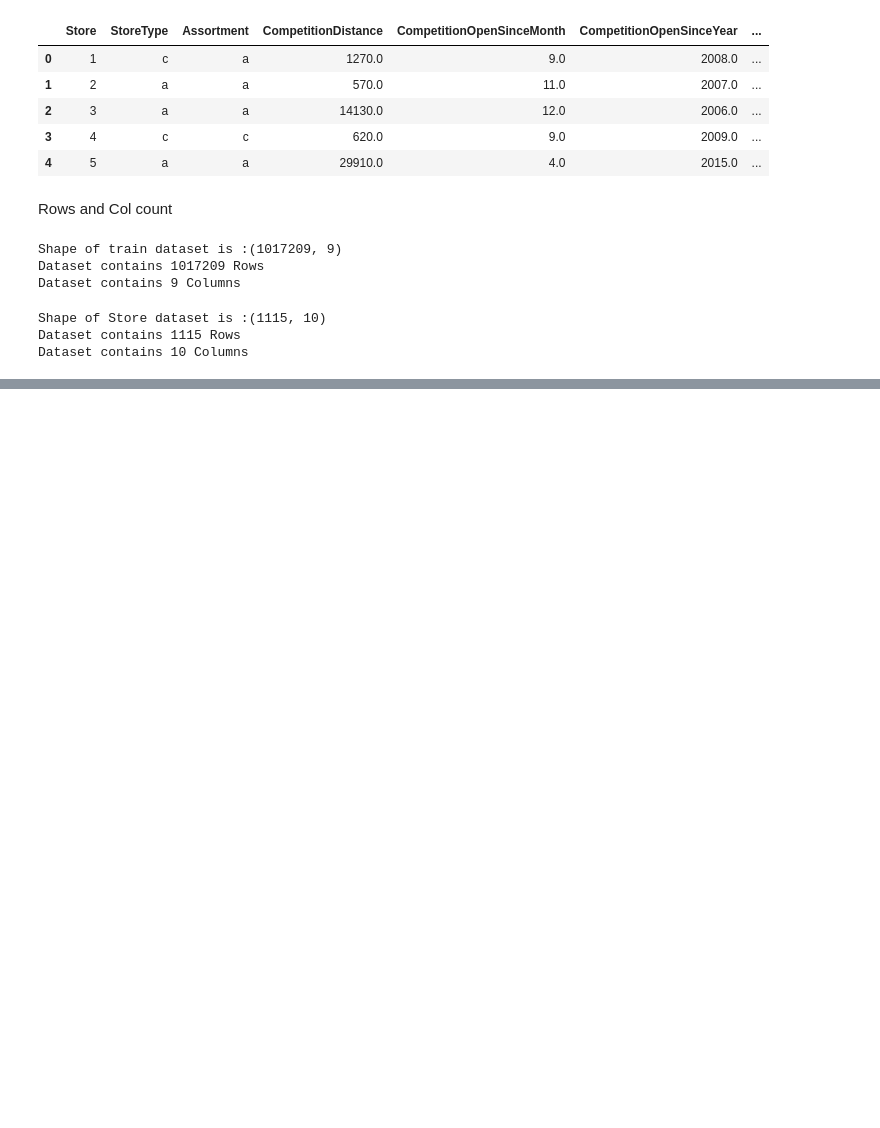
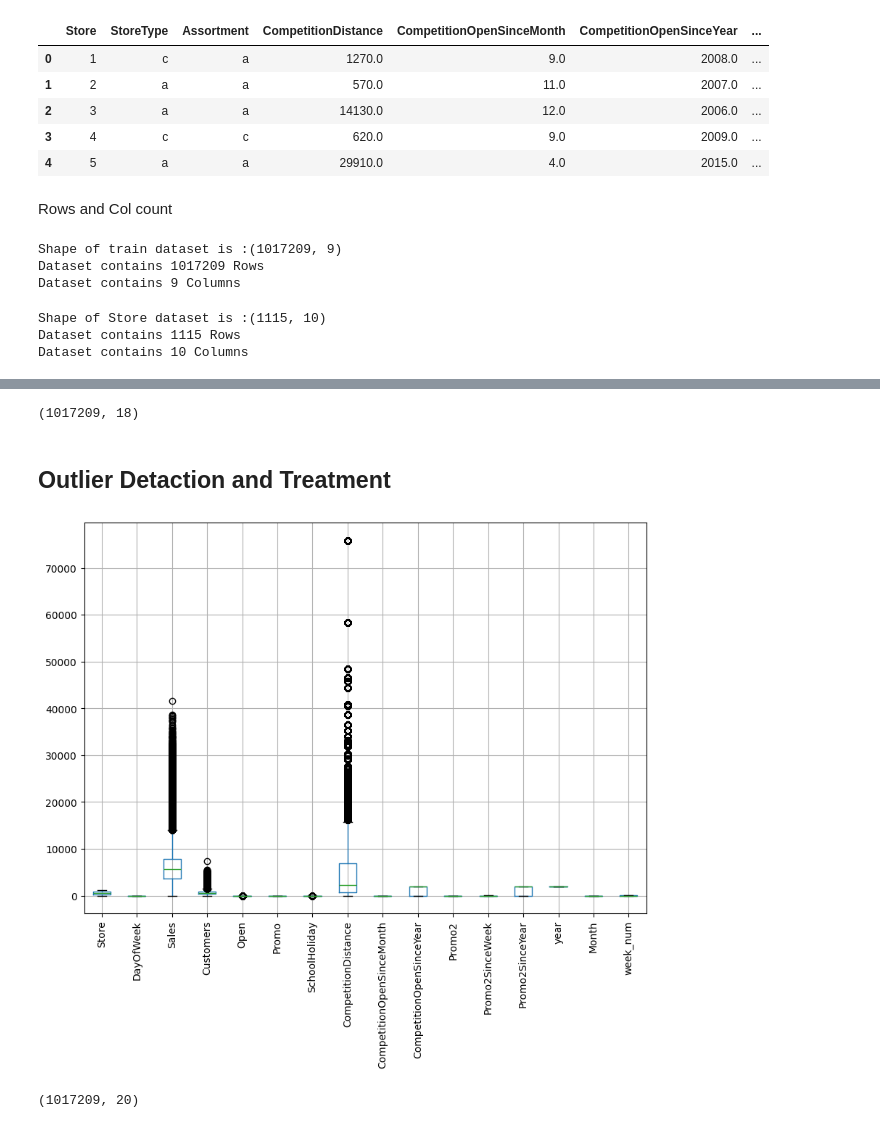
Before and after one commit to Lilly-jhr/rossman-sales-forecasting, a Jupyter notebook: notebooks/sales_eda_and_pridection.ipynb, the cells around one changed output, grey strips where cells are left out. Saved outputs shown, nothing was run; the diff lists cells and outputs as text; code cells hidden in the pictures; blank space fills up the shorter version.

Commit message:
Initial commit for Task 1: Dataset loading and initial EDA

```diff
--- a/notebooks/sales_eda_and_pridection.ipynb
+++ b/notebooks/sales_eda_and_pridection.ipynb
@@ -86,0 +235,2 @@ Dataset contains 10 Columns
+# %%
+store_data.fillna(0, inplace = True)
@@ -86,0 +248,2 @@ Dataset contains 10 Columns
+# %%
+data=train_data.merge(store_data,on='Store',how='left')
@@ -86,0 +260,23 @@ Dataset contains 10 Columns
+# %%
+#shape of dataset
+data.shape
+# %% [output]
+(1017209, 18)
+# %%
+# year,month,week_num column from Date Column
+data['Date']=pd.to_datetime(data['Date'])
+data['year']=data['Date'].dt.year
+data['Month']=data['Date'].dt.month
+data['week_num'] = data['Date'].dt.isocalendar().week
+# %%
+#dropping date column from data
+data.drop(columns='Date',axis=1,inplace=True)
+# %% [markdown]
+## Outlier Detaction and Treatment
+# %%
+plt.figure(figsize=(10,7))
+data.boxplot()
+plt.xticks(rotation='vertical')
+plt.show()
+# %% [output]
+[figure, added]
@@ -86,0 +286,5 @@ Dataset contains 10 Columns
+# %%
+#shape before outlier treatment
+df.shape
+# %% [output]
+(1017209, 20)
```
Also changed, not shown: parts of 32 cells of this notebook, 4 other files.
